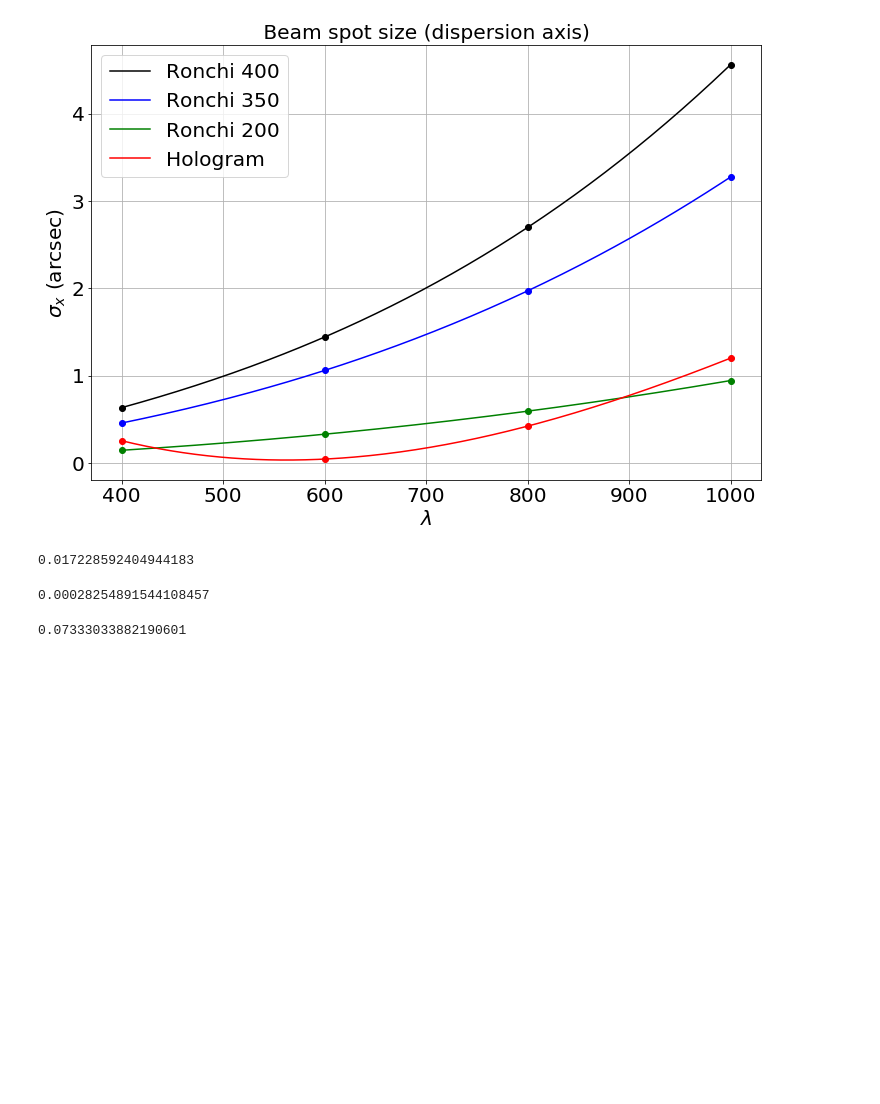
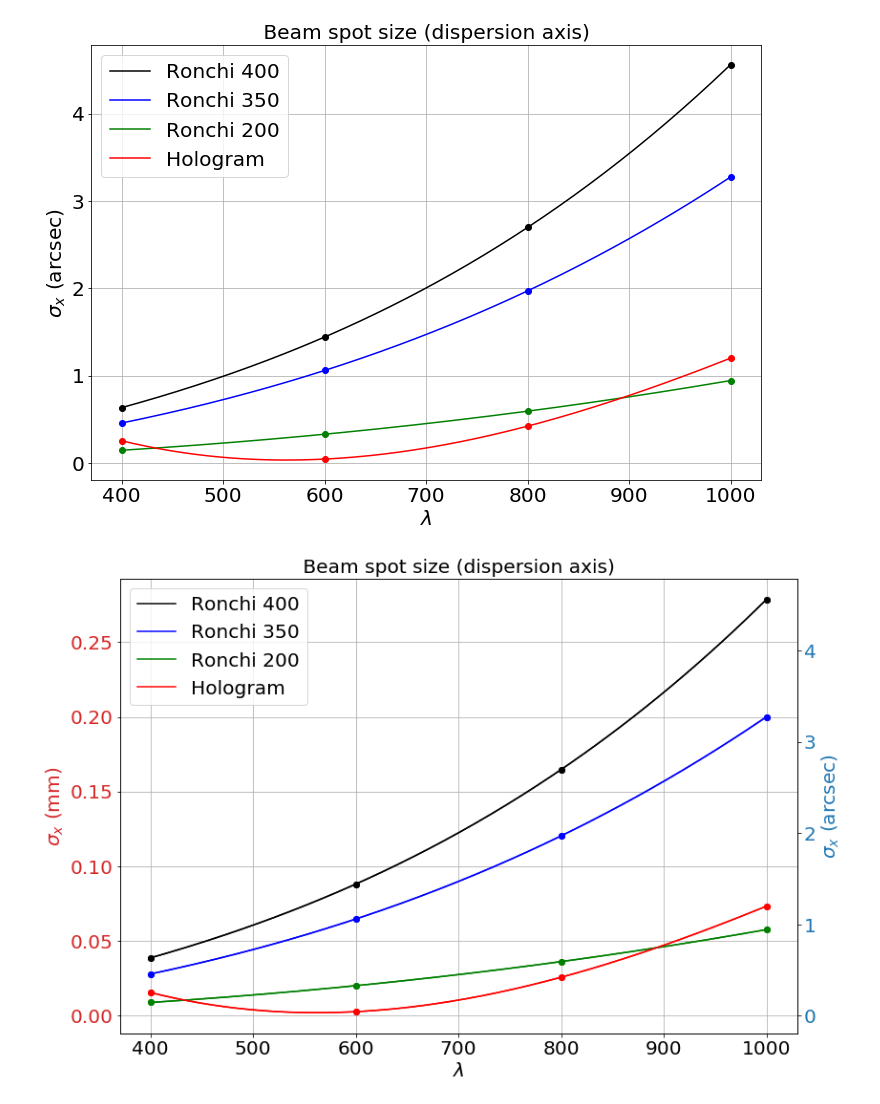
Before and after one commit to sylvielsstfr/OpticSimWthB4, a Jupyter notebook: DrawPSF/notebooks/DrawResolution.ipynb, the cells around one changed output. Cells and saved outputs as stored; diff of their text form; code cells hidden in the pictures; blank space fills up the shorter version.

Commit message:
add a second axis

```diff
--- a/DrawPSF/notebooks/DrawResolution.ipynb
+++ b/DrawPSF/notebooks/DrawResolution.ipynb
@@ -161,17 +181,19 @@ all_reso
 # %%
 Xint=np.linspace(WL[0],WL[-1],200)
 # %%
-all_Yint=[]
+all_Yint_mm=[]
+all_Yint_arcsec=[]
 for reso in all_reso:
     f = interp1d(WL, reso, kind='cubic')
     Yint=f(Xint)
-    all_Yint.append(Yint)
+    all_Yint_mm.append(Yint)
+    all_Yint_arcsec.append(Yint*plt_scale)
 # %%
 plt.figure(figsize=(12,8))
 idx=0
 for Yint in all_Yint:
     plt.plot(WL,all_reso[idx],"o",color=disperser_color[idx])
-    plt.plot(Xint,Yint,'-',label=disperser_name[idx],color=disperser_color[idx])
+    plt.plot(Xint,all_Yint_mm[idx],'-',label=disperser_name[idx],color=disperser_color[idx])
     idx+=1
 
 plt.title(" Beam spot RMS (dispersion axis) ")
@@ -187,7 +209,7 @@ plt.figure(figsize=(12,8))
 idx=0
 for Yint in all_Yint:
     plt.plot(WL,all_reso[idx]*plt_scale,"o",color=disperser_color[idx])
-    plt.plot(Xint,Yint*plt_scale,'-',label=disperser_name[idx],color=disperser_color[idx])
+    plt.plot(Xint,all_Yint_arcsec[idx],'-',label=disperser_name[idx],color=disperser_color[idx])
     idx+=1
 
 plt.title(" Beam spot size (dispersion axis) ")
@@ -198,21 +220,55 @@ plt.legend()
 # %% [output]
 <matplotlib.legend.Legend at 0x...>
 [figure]
+# %%
+import numpy as np
+import matplotlib.pyplot as plt
+
+
+fig, ax1 = plt.subplots(figsize=(12,8))
+
+color = 'tab:red'
+
+idx=0
+for Yint in all_Yint:
+    ax1.plot(WL,all_reso[idx],"o",color=disperser_color[idx])
+    ax1.plot(Xint,all_Yint_mm[idx],'-',label=disperser_name[idx],color=disperser_color[idx])
+    idx+=1
+
+ax1.set_title(" Beam spot size (dispersion axis) ")
+ax1.set_xlabel("$\lambda$")
+ax1.set_ylabel("$\sigma_x$ (mm)",color=color)
+ax1.grid()
+ax1.legend()
+ax1.tick_params(axis='y', labelcolor=color)
+
+ax2 = ax1.twinx()  # instantiate a second axes that shares the same x-axis
+
+color = 'tab:blue'
+idx=0
+for Yint in all_Yint:
+    ax2.plot(WL,all_reso[idx]*plt_scale,"o",color=disperser_color[idx])
+    ax2.plot(Xint,all_Yint_arcsec[idx],'-',label=disperser_name[idx],color=disperser_color[idx])
+    idx+=1
+
+
+ax2.set_ylabel('$\sigma_x$ (arcsec)', color=color)  # we already handled the x-label with ax1
+#ax2.plot(t, data2, color=color)
+ax2.tick_params(axis='y', labelcolor=color)
+
+fig.tight_layout()  # otherwise the right y-label is slightly clipped
+plt.show()
+# %% [output]
+[figure, added]
 # %%
 idx=find_nearest_idx(Xint,750)
 # %%
 Yint[idx]
-# %% [output]
-0.017228592404944183
 # %%
 Yint[idx]*16.4/1000
-# %% [output]
-0.00028254891544108457
 # %%
 idx=find_nearest_idx(Xint,1000)
 # %%
 Yint[idx]
-# %% [output]
-0.07333033882190601
 # %%
 Yint[idx]*16.4/1000
```
Also changed, not shown: parts of 3 cells of this notebook.
